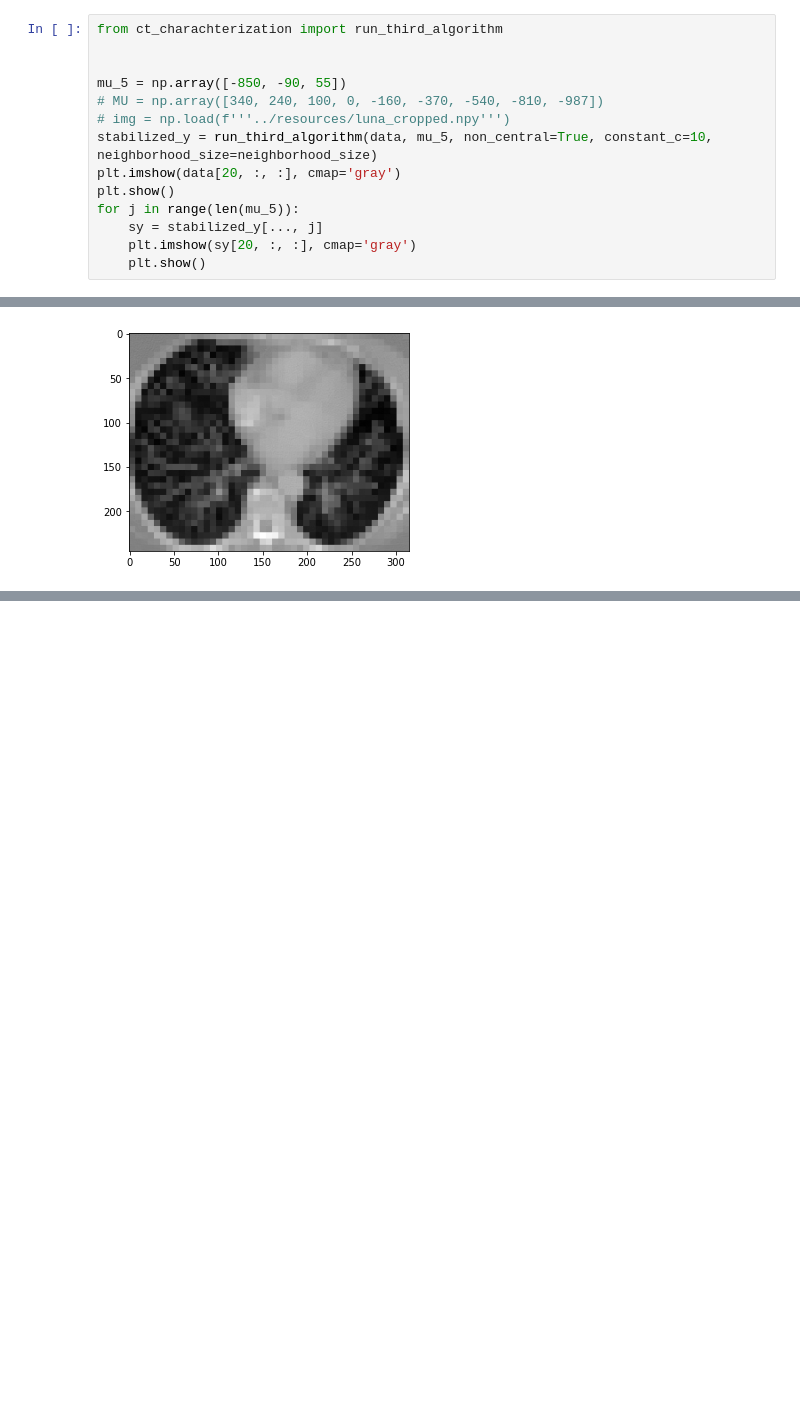
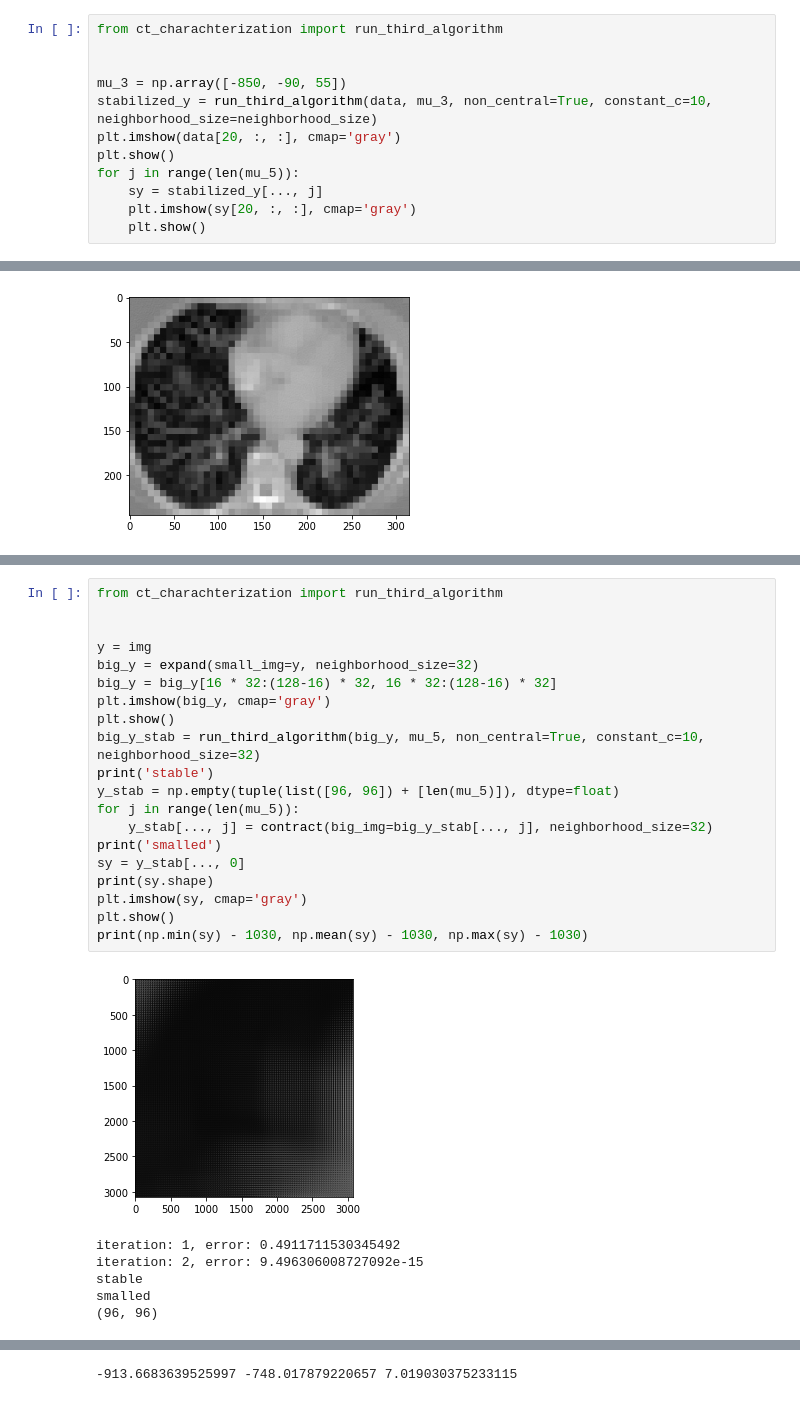
Before and after one commit to s-mostafa-a/CT-noise-statistical-characterization, a Jupyter notebook: notebooks/playground.ipynb, the cells around one changed output, grey strips where cells are left out. Drawn from its saved outputs; the diff is of its cells as text; blank space fills up the shorter version.

```diff
--- a/notebooks/playground.ipynb
+++ b/notebooks/playground.ipynb
@@ -170,10 +196,8 @@ print(np.min(data), np.mean(data), np.max(data))
 from ct_charachterization import run_third_algorithm
 
 
-mu_5 = np.array([-850, -90, 55])
-# MU = np.array([340, 240, 100, 0, -160, -370, -540, -810, -987])
-# img = np.load(f'''../resources/luna_cropped.npy''')
-stabilized_y = run_third_algorithm(data, mu_5, non_central=True, constant_c=10, neighborhood_size=neighborhood_size)
+mu_3 = np.array([-850, -90, 55])
+stabilized_y = run_third_algorithm(data, mu_3, non_central=True, constant_c=10, neighborhood_size=neighborhood_size)
 plt.imshow(data[20, :, :], cmap='gray')
 plt.show()
 for j in range(len(mu_5)):
@@ -257,0 +281,27 @@ TypeError: Improper input parameters were entered.
+# %%
+from ct_charachterization import run_third_algorithm
+
+
+y = img
+big_y = expand(small_img=y, neighborhood_size=32)
+big_y = big_y[16 * 32:(128-16) * 32, 16 * 32:(128-16) * 32]
+plt.imshow(big_y, cmap='gray')
+plt.show()
+big_y_stab = run_third_algorithm(big_y, mu_5, non_central=True, constant_c=10, neighborhood_size=32)
+print('stable')
+y_stab = np.empty(tuple(list([96, 96]) + [len(mu_5)]), dtype=float)
+for j in range(len(mu_5)):
+    y_stab[..., j] = contract(big_img=big_y_stab[..., j], neighborhood_size=32)
+print('smalled')
+sy = y_stab[..., 0]
+print(sy.shape)
+plt.imshow(sy, cmap='gray')
+plt.show()
+print(np.min(sy) - 1030, np.mean(sy) - 1030, np.max(sy) - 1030)
+# %% [output]
+[figure, added]
+iteration: 1, error: 0.4911711530345492
+iteration: 2, error: 9.496306008727092e-15
+stable
+smalled
+(96, 96)
@@ -257,0 +309 @@ TypeError: Improper input parameters were entered.
+-913.6683639525997 -748.017879220657 7.019030375233115
```
Also changed, not shown: parts of 36 cells of this notebook, 5 other files.
